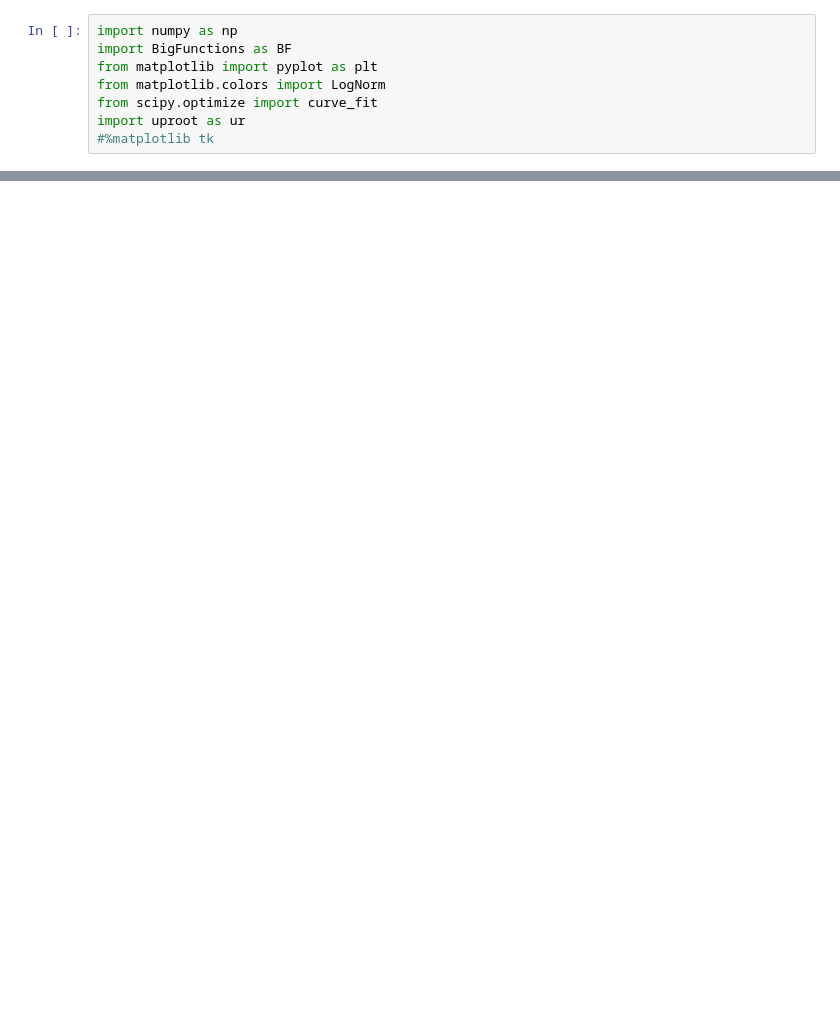
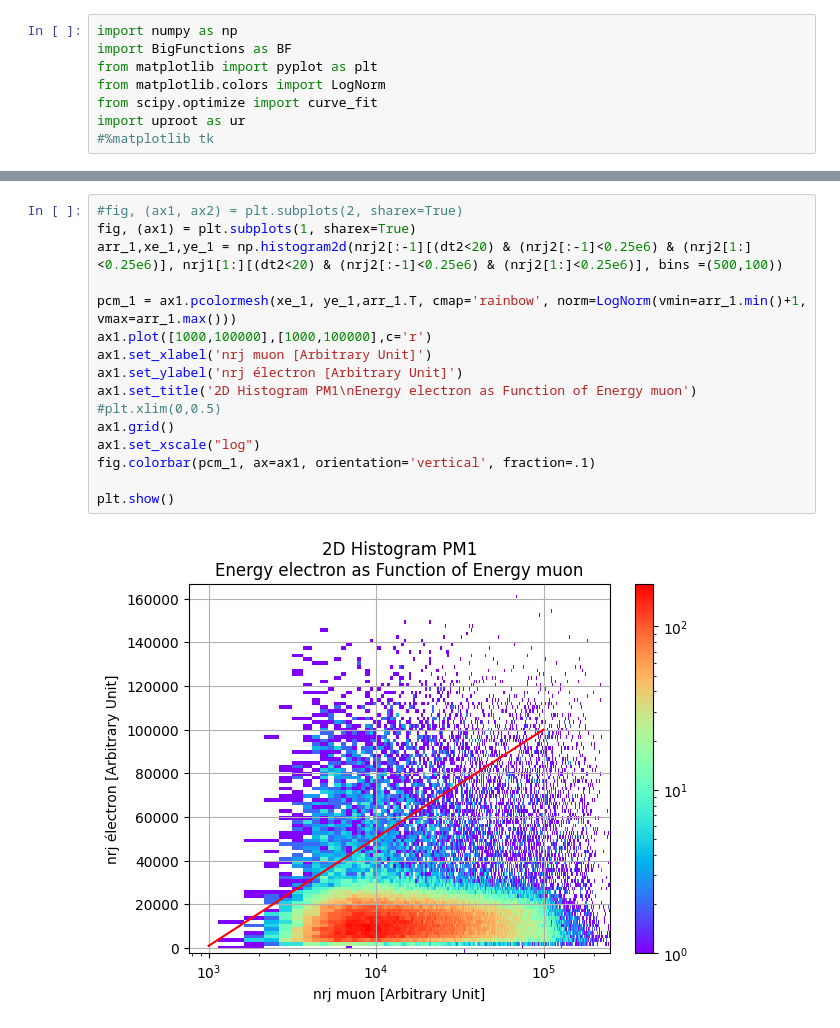
Before and after one commit to hindtaibi/BigMuoneXperiment, a Jupyter notebook: BigAnalysis.ipynb, the cells around one changed output, grey strips where cells are left out. Saved outputs shown, nothing was run; the diff lists cells and outputs as text; blank space fills up the shorter version.

```diff
--- a/BigAnalysis.ipynb
+++ b/BigAnalysis.ipynb
@@ -121,3 +159,21 @@ plt.show()
+# %%
+#fig, (ax1, ax2) = plt.subplots(2, sharex=True)
+fig, (ax1) = plt.subplots(1, sharex=True)
+arr_1,xe_1,ye_1 = np.histogram2d(nrj2[:-1][(dt2<20) & (nrj2[:-1]<0.25e6) & (nrj2[1:]<0.25e6)], nrj1[1:][(dt2<20) & (nrj2[:-1]<0.25e6) & (nrj2[1:]<0.25e6)], bins =(500,100))
+
+pcm_1 = ax1.pcolormesh(xe_1, ye_1,arr_1.T, cmap='rainbow', norm=LogNorm(vmin=arr_1.min()+1, vmax=arr_1.max()))
+ax1.plot([1000,100000],[1000,100000],c='r')
+ax1.set_xlabel('nrj muon [Arbitrary Unit]')
+ax1.set_ylabel('nrj électron [Arbitrary Unit]')
+ax1.set_title('2D Histogram PM1\nEnergy electron as Function of Energy muon')
+#plt.xlim(0,0.5)
+ax1.grid()
+ax1.set_xscale("log")
+fig.colorbar(pcm_1, ax=ax1, orientation='vertical', fraction=.1)
+
+plt.show()
+# %% [output]
+[figure, added]
 # %%
 #dt Analysis
 
```
Also changed, not shown: parts of 10 cells of this notebook, 1 other file.
